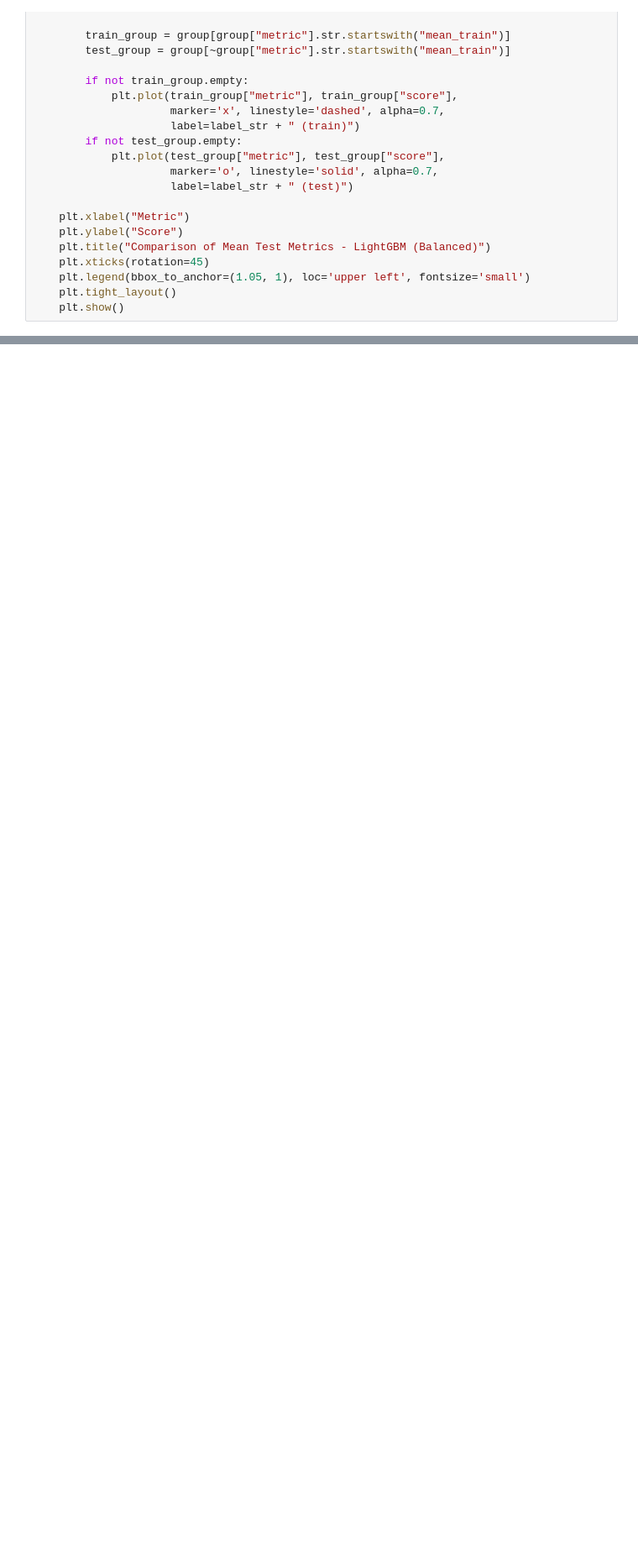
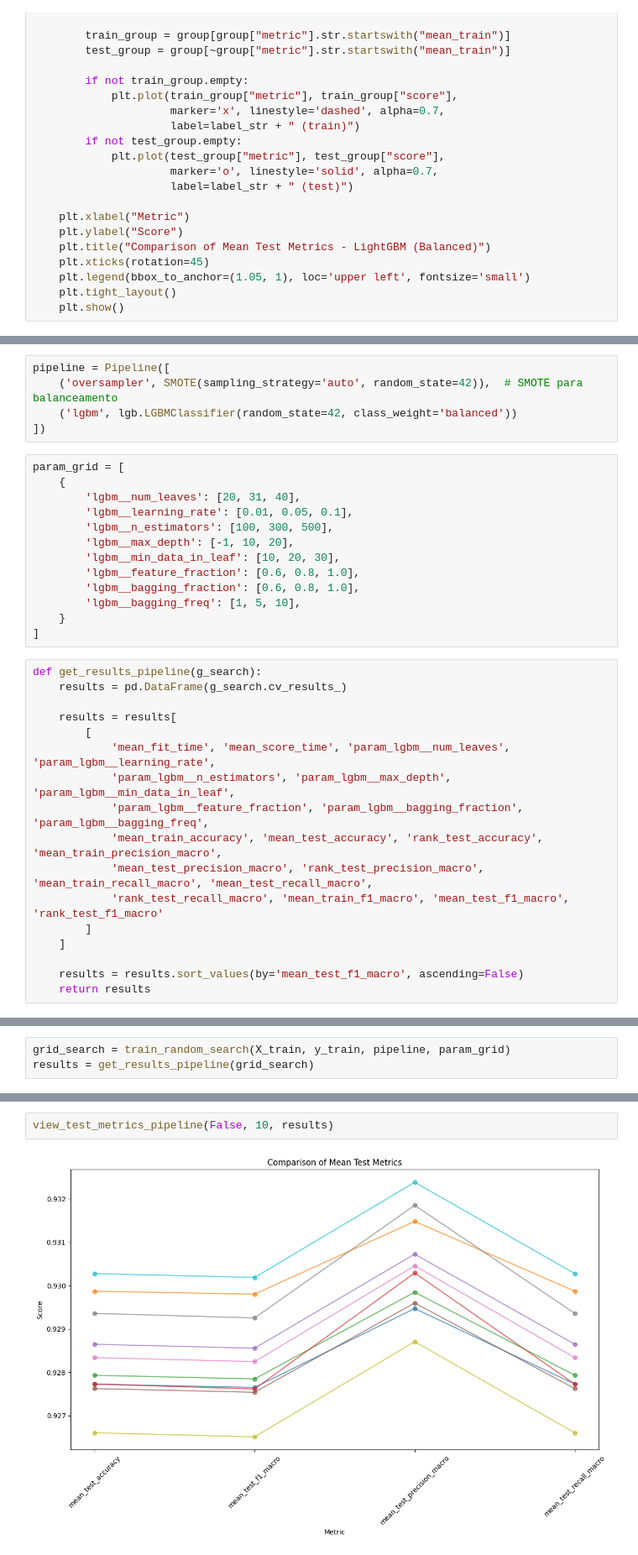
Before and after one commit to FrederickAlmeida/SpeedDating, a Jupyter notebook: modeling_lightgbm.ipynb, the cells around one changed output, grey strips where cells are left out. Shown at 84% size. Saved outputs shown, nothing was run; the diff lists cells and outputs as text; blank space fills up the shorter version.

Commit message:
add dt and lgbm

```diff
--- a/modeling_lightgbm.ipynb
+++ b/modeling_lightgbm.ipynb
@@ -206,0 +189,35 @@ view_test_metrics(False, 10, random_search)
+# %%
+pipeline = Pipeline([
+    ('oversampler', SMOTE(sampling_strategy='auto', random_state=42)),  # SMOTE para balanceamento
+    ('lgbm', lgb.LGBMClassifier(random_state=42, class_weight='balanced'))
+])
+# %%
+param_grid = [
+    {
+        'lgbm__num_leaves': [20, 31, 40],
+        'lgbm__learning_rate': [0.01, 0.05, 0.1],
+        'lgbm__n_estimators': [100, 300, 500],
+        'lgbm__max_depth': [-1, 10, 20],
+        'lgbm__min_data_in_leaf': [10, 20, 30],
+        'lgbm__feature_fraction': [0.6, 0.8, 1.0],
+        'lgbm__bagging_fraction': [0.6, 0.8, 1.0],
+        'lgbm__bagging_freq': [1, 5, 10],
+    }
+]
+# %%
+def get_results_pipeline(g_search):
+    results = pd.DataFrame(g_search.cv_results_)
+
+    results = results[
+        [
+            'mean_fit_time', 'mean_score_time', 'param_lgbm__num_leaves', 'param_lgbm__learning_rate',
+            'param_lgbm__n_estimators', 'param_lgbm__max_depth', 'param_lgbm__min_data_in_leaf',
+            'param_lgbm__feature_fraction', 'param_lgbm__bagging_fraction', 'param_lgbm__bagging_freq',
+            'mean_train_accuracy', 'mean_test_accuracy', 'rank_test_accuracy', 'mean_train_precision_macro',
+            'mean_test_precision_macro', 'rank_test_precision_macro', 'mean_train_recall_macro', 'mean_test_recall_macro',
+            'rank_test_recall_macro', 'mean_train_f1_macro', 'mean_test_f1_macro', 'rank_test_f1_macro'
+        ]
+    ]
+
+    results = results.sort_values(by='mean_test_f1_macro', ascending=False)
+    return results
@@ -206,0 +288,3 @@ view_test_metrics(False, 10, random_search)
+# %%
+grid_search = train_random_search(X_train, y_train, pipeline, param_grid)
+results = get_results_pipeline(grid_search)
@@ -206,0 +315,4 @@ view_test_metrics(False, 10, random_search)
+# %%
+view_test_metrics_pipeline(False, 10, results)
+# %% [output]
+[figure, added]
```
Also changed, not shown: parts of 33 cells of this notebook, 4 other files.
